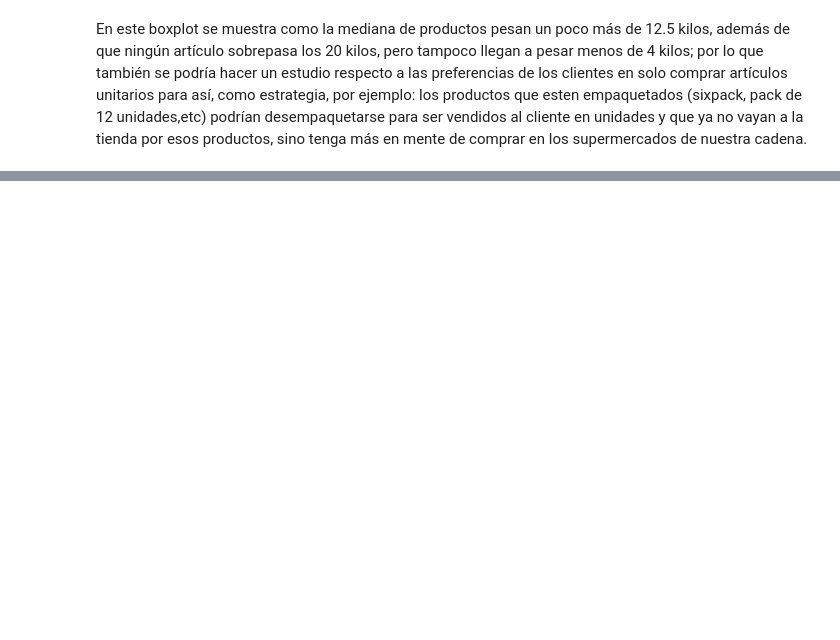
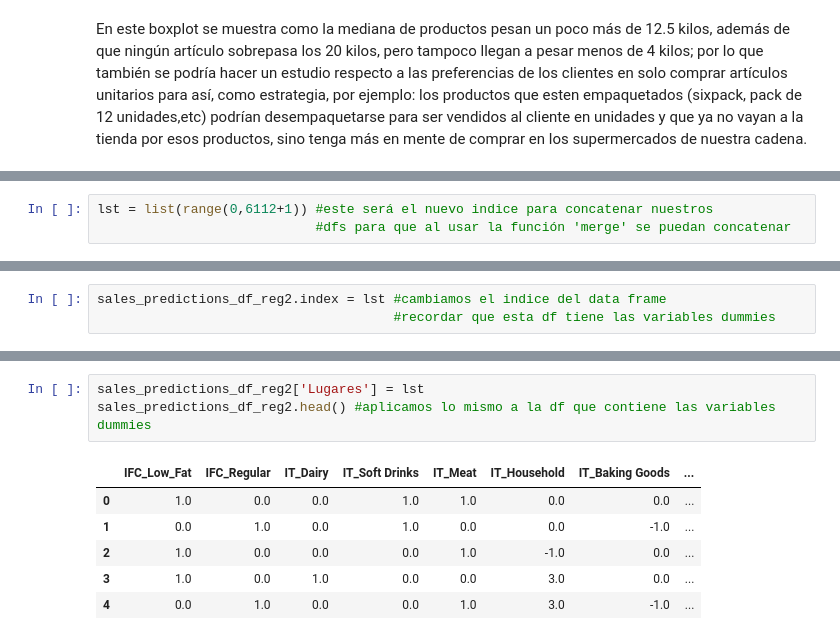
Before and after one commit to Nicolaser1102/predicciones_ventas_comida, a Jupyter notebook: Predicciones_venta_comida.ipynb, the cells around one changed output, grey strips where cells are left out. Drawn from its saved outputs; the diff is of its cells as text; blank space fills up the shorter version.

```diff
--- a/Predicciones_venta_comida.ipynb
+++ b/Predicciones_venta_comida.ipynb
@@ -688,0 +1115,3 @@ En este boxplot se muestra como la mediana de productos pesan un poco más de 12
+# %%
+lst = list(range(0,6112+1)) #este será el nuevo indice para concatenar nuestros
+                            #dfs para que al usar la función 'merge' se puedan concatenar
@@ -688,0 +1132,3 @@ En este boxplot se muestra como la mediana de productos pesan un poco más de 12
+# %%
+sales_predictions_df_reg2.index = lst #cambiamos el indice del data frame
+                                      #recordar que esta df tiene las variables dummies
@@ -688,0 +1157,10 @@ En este boxplot se muestra como la mediana de productos pesan un poco más de 12
+# %%
+sales_predictions_df_reg2['Lugares'] = lst
+sales_predictions_df_reg2.head() #aplicamos lo mismo a la df que contiene las variables dummies
+# %% [output]
+|  | IFC_Low_Fat | IFC_Regular | IT_Dairy | IT_Soft Drinks | IT_Meat | IT_Household | IT_Baking Goods | ... |
+| 0 | 1.0 | 0.0 | 0.0 | 1.0 | 1.0 | 0.0 | 0.0 | ... |
+| 1 | 0.0 | 1.0 | 0.0 | 1.0 | 0.0 | 0.0 | -1.0 | ... |
+| 2 | 1.0 | 0.0 | 0.0 | 0.0 | 1.0 | -1.0 | 0.0 | ... |
+| 3 | 1.0 | 0.0 | 1.0 | 0.0 | 0.0 | 3.0 | 0.0 | ... |
+| 4 | 0.0 | 1.0 | 0.0 | 0.0 | 1.0 | 3.0 | -1.0 | ... |
```
Also changed, not shown: parts of 97 cells of this notebook.
